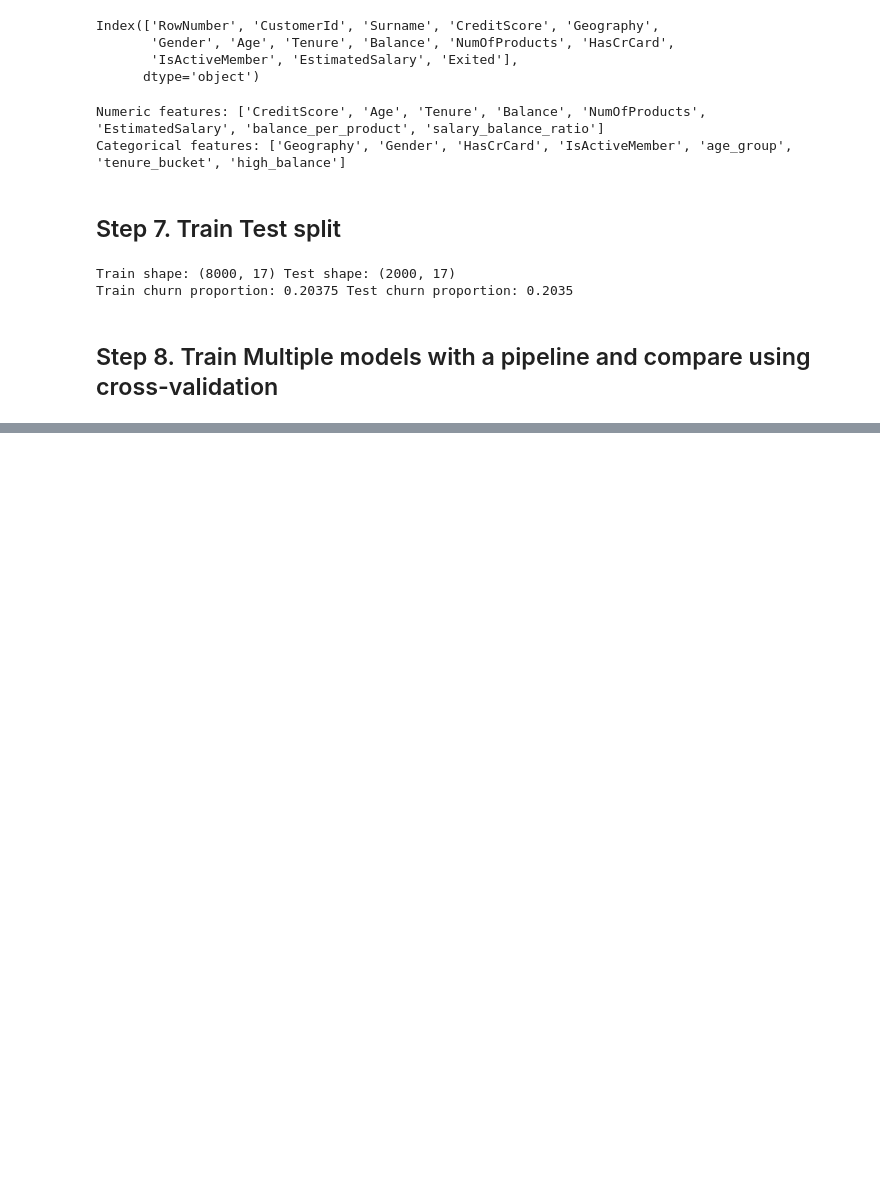
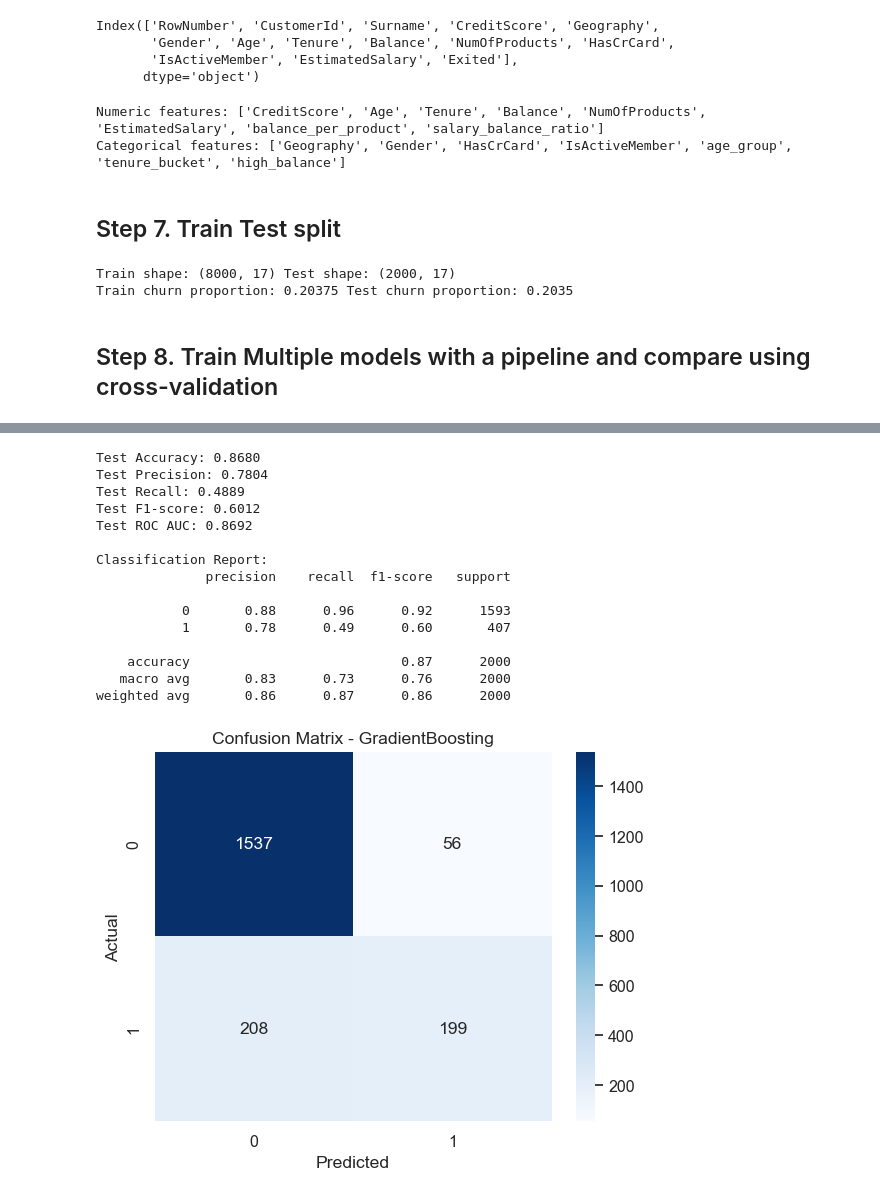
Before and after one commit to Shadh-muhammed/banking_customers_churn_prediction, a Jupyter notebook: notebooks/analysis.ipynb, the cells around one changed output, grey strips where cells are left out. Saved outputs shown, nothing was run; the diff lists cells and outputs as text; code cells hidden in the pictures; blank space fills up the shorter version.

```diff
--- a/notebooks/analysis.ipynb
+++ b/notebooks/analysis.ipynb
@@ -582,0 +626,50 @@ Train churn proportion: 0.20375 Test churn proportion: 0.2035
+# %%
+best_model = models[best_name]
+best_pipeline = Pipeline(steps=[('preprocessor', preprocessor),
+                                ('classifier', best_model)])
+best_pipeline.fit(X_train, y_train)
+
+# Predictions
+y_pred = best_pipeline.predict(X_test)
+y_proba = best_pipeline.predict_proba(X_test)[:,1]
+
+# Metrics
+acc = accuracy_score(y_test, y_pred)
+prec = precision_score(y_test, y_pred)
+rec = recall_score(y_test, y_pred)
+f1 = f1_score(y_test, y_pred)
+roc = roc_auc_score(y_test, y_proba)
+
+print(f"Test Accuracy: {acc:.4f}")
+print(f"Test Precision: {prec:.4f}")
+print(f"Test Recall: {rec:.4f}")
+print(f"Test F1-score: {f1:.4f}")
+print(f"Test ROC AUC: {roc:.4f}")
+
+print("\nClassification Report:")
+print(classification_report(y_test, y_pred))
+
+# Confusion matrix
+cm = confusion_matrix(y_test, y_pred)
+sns.heatmap(cm, annot=True, fmt='d', cmap='Blues')
+plt.xlabel('Predicted')
+plt.ylabel('Actual')
+plt.title(f'Confusion Matrix - {best_name}')
+plt.show()
+# %% [output]
+Test Accuracy: 0.8680
+Test Precision: 0.7804
+Test Recall: 0.4889
+Test F1-score: 0.6012
+Test ROC AUC: 0.8692
+
+Classification Report:
+              precision    recall  f1-score   support
+
+           0       0.88      0.96      0.92      1593
+           1       0.78      0.49      0.60       407
+
+    accuracy                           0.87      2000
+   macro avg       0.83      0.73      0.76      2000
+weighted avg       0.86      0.87      0.86      2000
+[figure, added]
```
Also changed, not shown: parts of 13 cells of this notebook.
